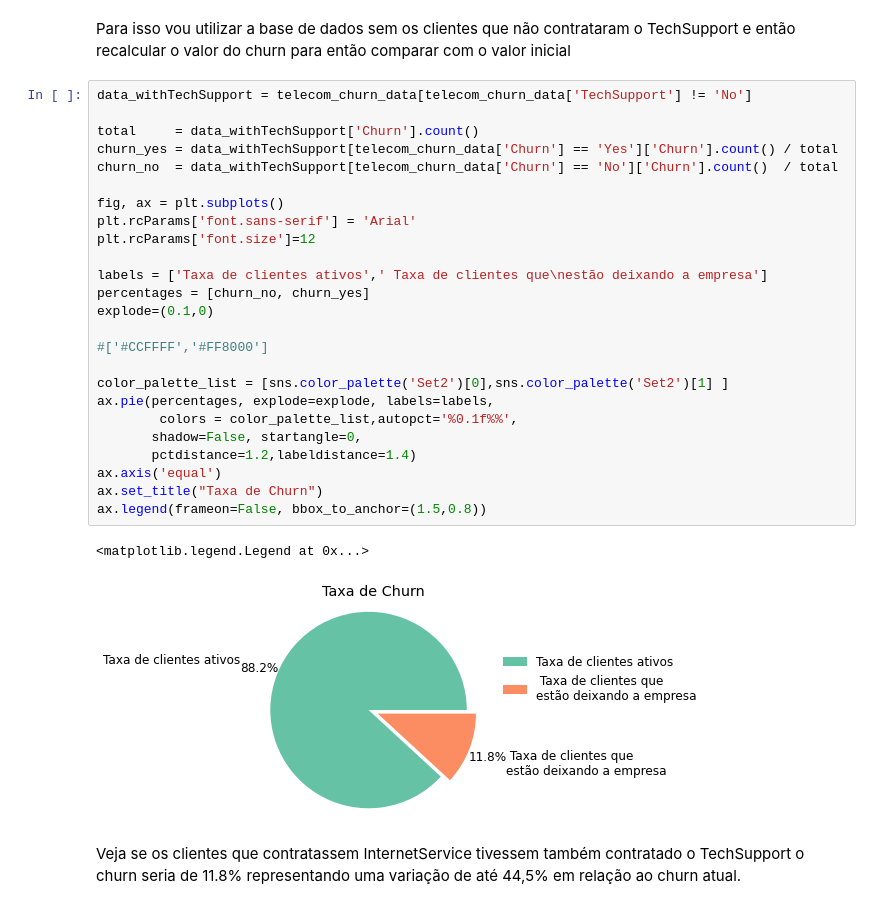
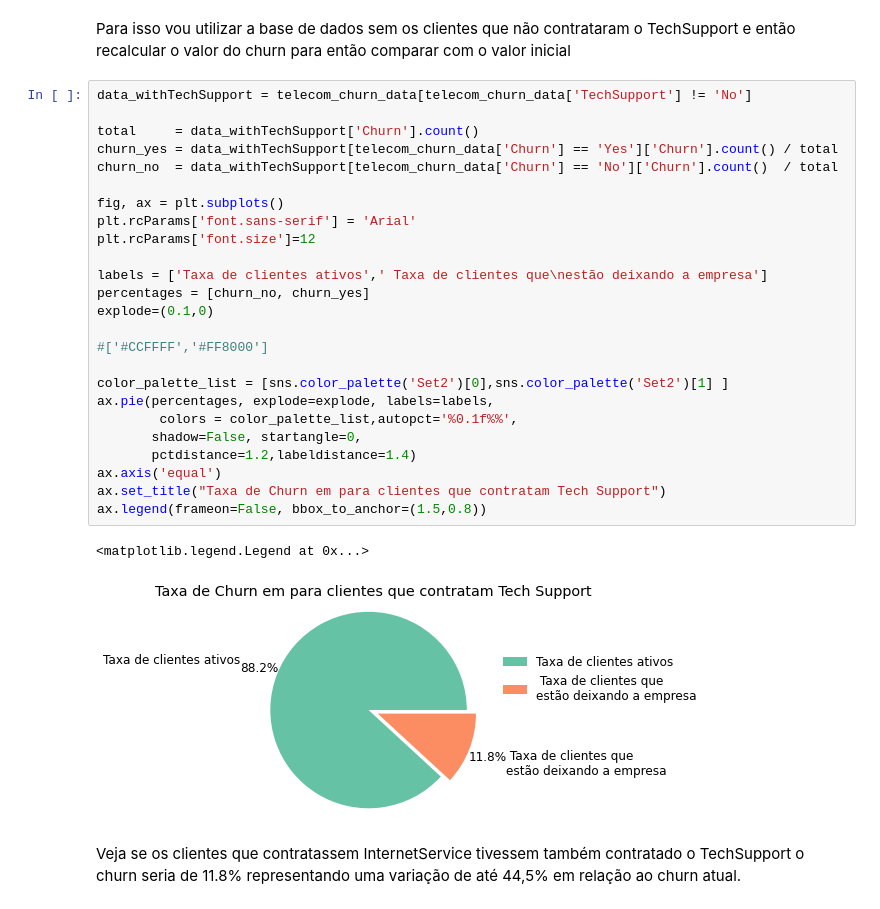
Before and after one commit to vitor-o-s/test-case, a Jupyter notebook: Entrega.ipynb, the cells around one changed output. Cells and saved outputs as stored; diff of their text form.

```diff
--- a/Entrega.ipynb
+++ b/Entrega.ipynb
@@ -270,30 +270,30 @@ Para isso vou utilizar a base de dados sem os clientes que não contrataram o Te
 # %%
 data_withTechSupport = telecom_churn_data[telecom_churn_data['TechSupport'] != 'No']
 
 total     = data_withTechSupport['Churn'].count()
 churn_yes = data_withTechSupport[telecom_churn_data['Churn'] == 'Yes']['Churn'].count() / total
 churn_no  = data_withTechSupport[telecom_churn_data['Churn'] == 'No']['Churn'].count()  / total
 
 fig, ax = plt.subplots()
 plt.rcParams['font.sans-serif'] = 'Arial'
 plt.rcParams['font.size']=12
 
 labels = ['Taxa de clientes ativos',' Taxa de clientes que\nestão deixando a empresa']
 percentages = [churn_no, churn_yes]
 explode=(0.1,0)
 
 #['#CCFFFF','#FF8000']
 
 color_palette_list = [sns.color_palette('Set2')[0],sns.color_palette('Set2')[1] ]
 ax.pie(percentages, explode=explode, labels=labels,
         colors = color_palette_list,autopct='%0.1f%%',
        shadow=False, startangle=0,
        pctdistance=1.2,labeldistance=1.4)
 ax.axis('equal')
-ax.set_title("Taxa de Churn")
+ax.set_title("Taxa de Churn em para clientes que contratam Tech Support")
 ax.legend(frameon=False, bbox_to_anchor=(1.5,0.8))
 # %% [output]
 <matplotlib.legend.Legend at 0x...>
-[figure, old version]
+[figure, new version]
 # %% [markdown]
 Veja se os clientes que contratassem InternetService tivessem também contratado o TechSupport o churn seria de 11.8% representando uma variação de até 44,5% em relação ao churn atual.
```
Also changed, not shown: parts of 3 cells of this notebook.
